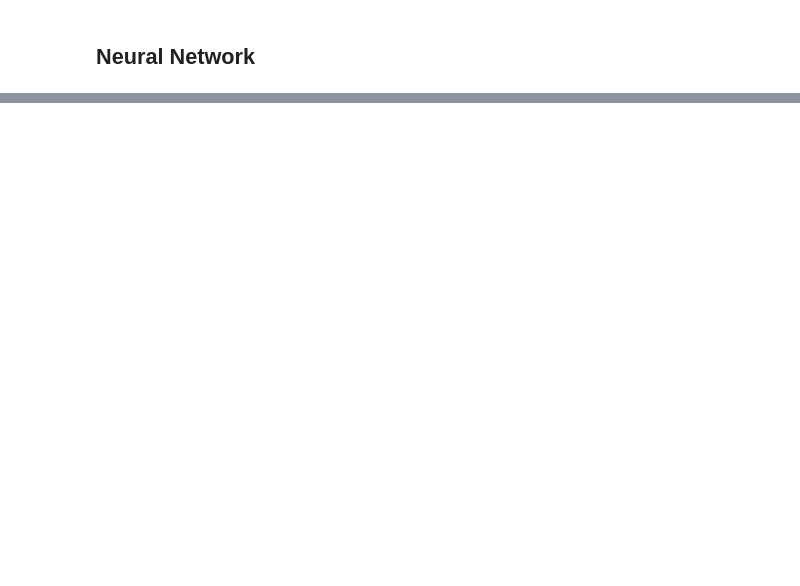
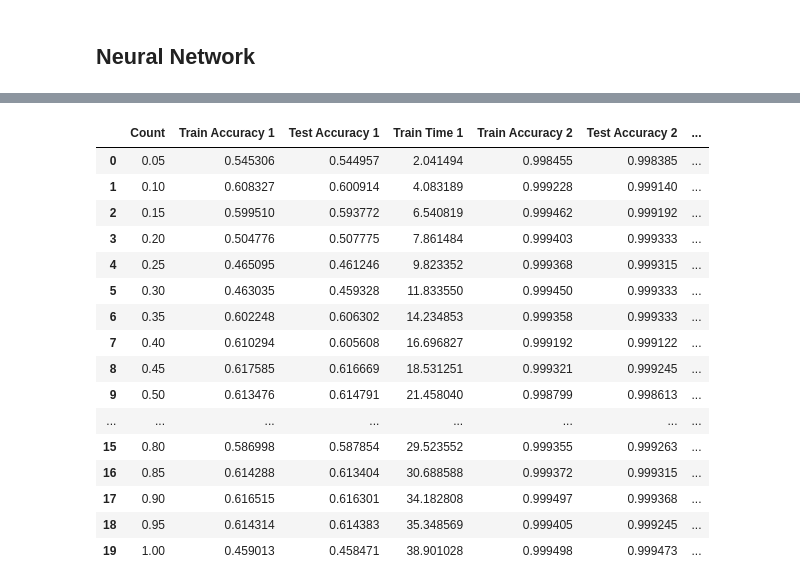
Before and after one commit to ryd-dev/cs7641-assignment1, a Jupyter notebook: assignment-1.ipynb, the cells around one changed output, grey strips where cells are left out. Saved outputs shown, nothing was run; the diff lists cells and outputs as text; code cells hidden in the pictures; blank space fills up the shorter version.

```diff
--- a/assignment-1.ipynb
+++ b/assignment-1.ipynb
@@ -682,0 +775,20 @@ plot_metrics(nn_results, "Tuned Neural Networks")
+# %%
+nn_results
+# %% [output]
+|  | Count | Train Accuracy 1 | Test Accuracy 1 | Train Time 1 | Train Accuracy 2 | Test Accuracy 2 | ... |
+| 0 | 0.05 | 0.545306 | 0.544957 | 2.041494 | 0.998455 | 0.998385 | ... |
+| 1 | 0.10 | 0.608327 | 0.600914 | 4.083189 | 0.999228 | 0.999140 | ... |
+| 2 | 0.15 | 0.599510 | 0.593772 | 6.540819 | 0.999462 | 0.999192 | ... |
+| 3 | 0.20 | 0.504776 | 0.507775 | 7.861484 | 0.999403 | 0.999333 | ... |
+| 4 | 0.25 | 0.465095 | 0.461246 | 9.823352 | 0.999368 | 0.999315 | ... |
+| 5 | 0.30 | 0.463035 | 0.459328 | 11.833550 | 0.999450 | 0.999333 | ... |
+| 6 | 0.35 | 0.602248 | 0.606302 | 14.234853 | 0.999358 | 0.999333 | ... |
+| 7 | 0.40 | 0.610294 | 0.605608 | 16.696827 | 0.999192 | 0.999122 | ... |
+| 8 | 0.45 | 0.617585 | 0.616669 | 18.531251 | 0.999321 | 0.999245 | ... |
+| 9 | 0.50 | 0.613476 | 0.614791 | 21.458040 | 0.998799 | 0.998613 | ... |
+| ... | ... | ... | ... | ... | ... | ... | ... |
+| 15 | 0.80 | 0.586998 | 0.587854 | 29.523552 | 0.999355 | 0.999263 | ... |
+| 16 | 0.85 | 0.614288 | 0.613404 | 30.688588 | 0.999372 | 0.999315 | ... |
+| 17 | 0.90 | 0.616515 | 0.616301 | 34.182808 | 0.999497 | 0.999368 | ... |
+| 18 | 0.95 | 0.614314 | 0.614383 | 35.348569 | 0.999405 | 0.999245 | ... |
+| 19 | 1.00 | 0.459013 | 0.458471 | 38.901028 | 0.999498 | 0.999473 | ... |
```
Also changed, not shown: parts of 61 cells of this notebook, 5 other files.
